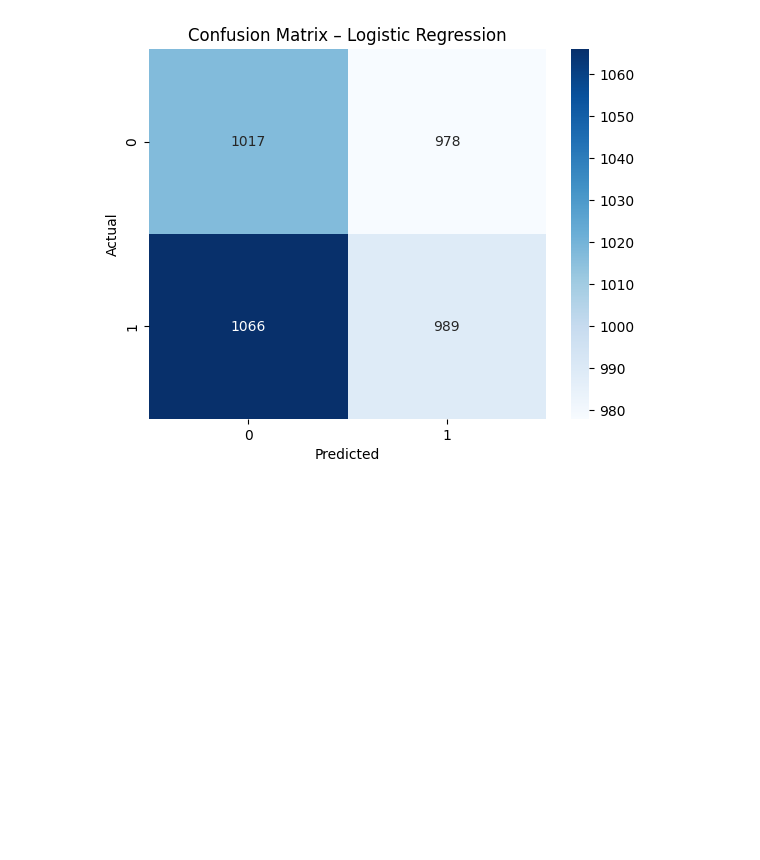
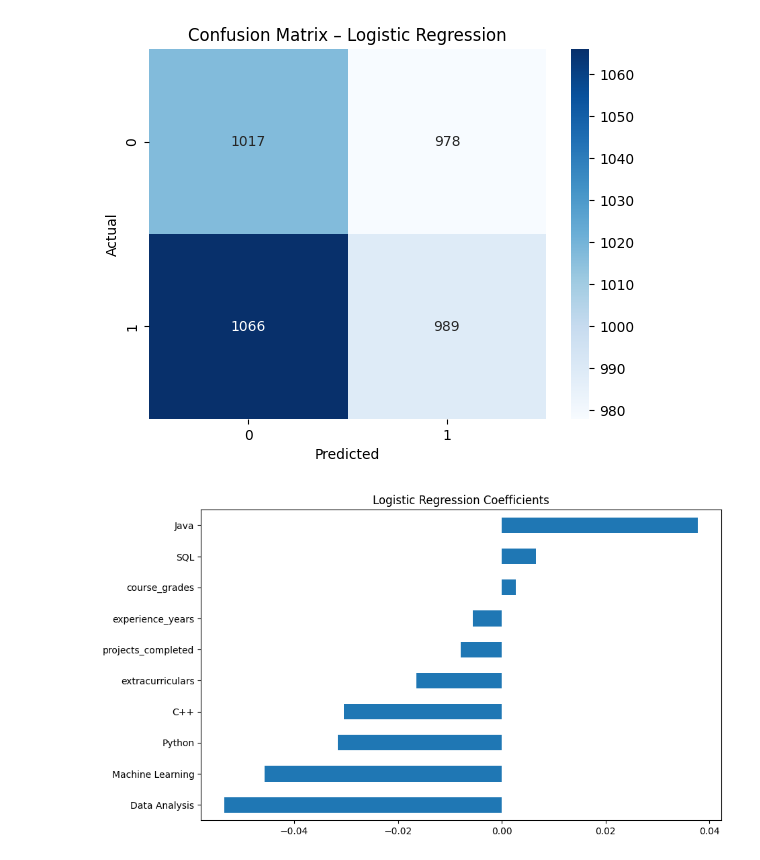
Before and after one commit to RaeHickel/Summit_task, a Jupyter notebook: Summit_task_Raghda_Haikal.ipynb, the cells around one changed output. Drawn from its saved outputs; the diff is of its cells as text; code cells hidden in the pictures; blank space fills up the shorter version.

```diff
--- a/Summit_task_Raghda_Haikal.ipynb
+++ b/Summit_task_Raghda_Haikal.ipynb
@@ -433,3 +433,9 @@ weighted avg       0.50      0.50      0.50      4050
 
 ROC AUC Score: 0.494
 [figure]
+# %%
+coefficients = pd.Series(lr_model.coef_[0], index=X_train.columns)
+coefficients.sort_values().plot(kind='barh', figsize=(10,6), title="Logistic Regression Coefficients")
+plt.show()
+# %% [output]
+[figure, added]
```
